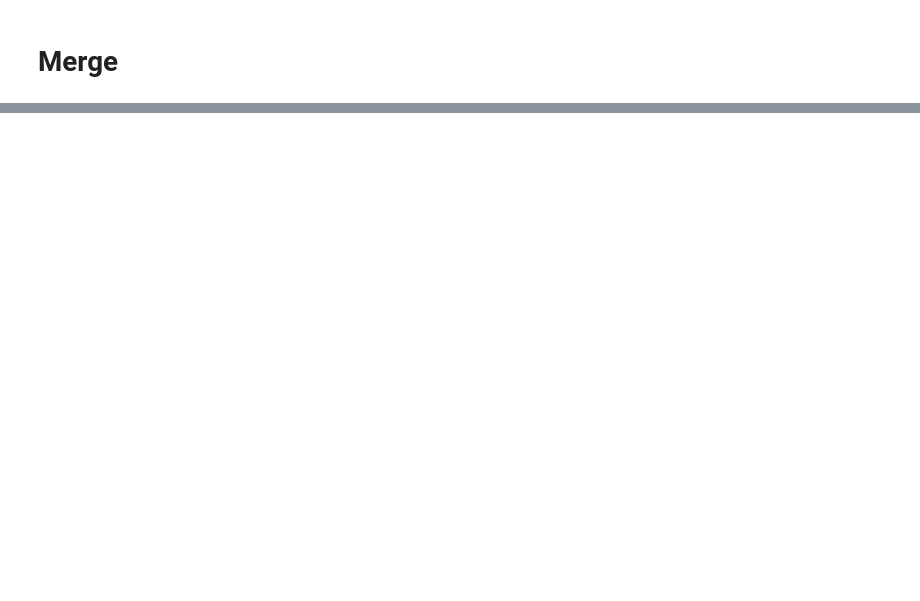
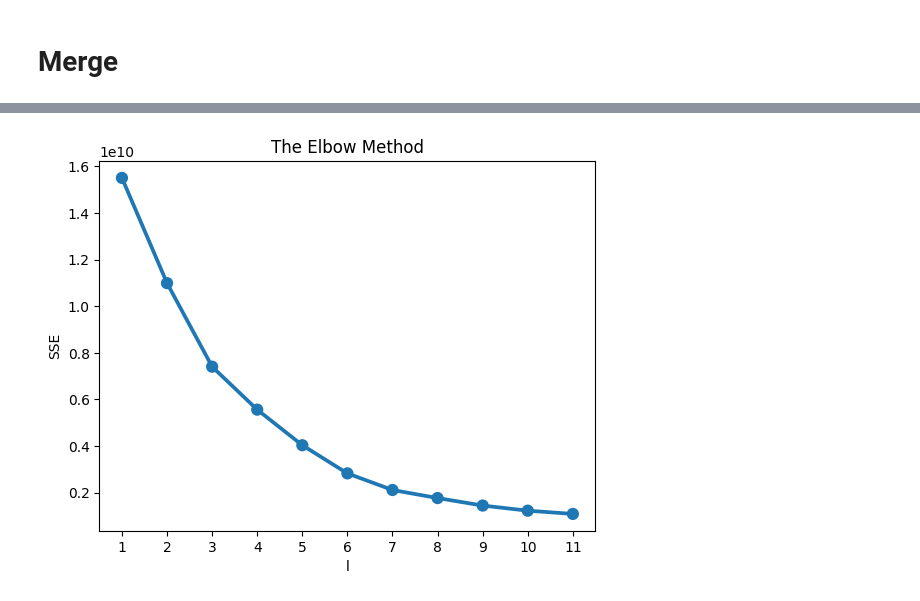
Before and after one commit to fadilrisdian/perqara-assesment, a Jupyter notebook: main.ipynb, the cells around one changed output, grey strips where cells are left out. Cells and saved outputs as stored; diff of their text form; code cells hidden in the pictures; blank space fills up the shorter version.

Commit message:
continue clustering

```diff
--- a/main.ipynb
+++ b/main.ipynb
@@ -351,0 +224,3 @@ plt.show()
+# %%
+df_rfm = df_orders_rec.merge(df_orders_freq, on='customer_unique_id').merge(df_monetary, on='customer_unique_id')
+df_rfm
@@ -351,0 +408,29 @@ plt.show()
+# %%
+df_temp = df_rfm.iloc[:,1:]
+sse = {}
+# %%
+# Fit KMeans and calculate SSE for each k
+for k in range(1, 12):
+    # Initialize KMeans with k clusters
+    kmeans = KMeans(n_clusters=k, random_state=1)
+
+    # Fit KMeans on the normalized dataset
+    kmeans.fit(df_temp)
+
+    # Assign sum of squared distances to k element of dictionary
+    sse[k] = kmeans.inertia_
+# %%
+# Add the plot title "The Elbow Method"
+plt.title('The Elbow Method')
+
+# Add X-axis label "k"
+plt.xlabel('l')
+
+# Add Y-axis label "SSE"
+plt.ylabel('SSE')
+
+# Plot SSE values for each key in the dictionary
+sns.pointplot(x=list(sse.keys()), y=list(sse.values()))
+plt.show()
+# %% [output]
+[figure, added]
```
Also changed, not shown: parts of 93 cells of this notebook.
